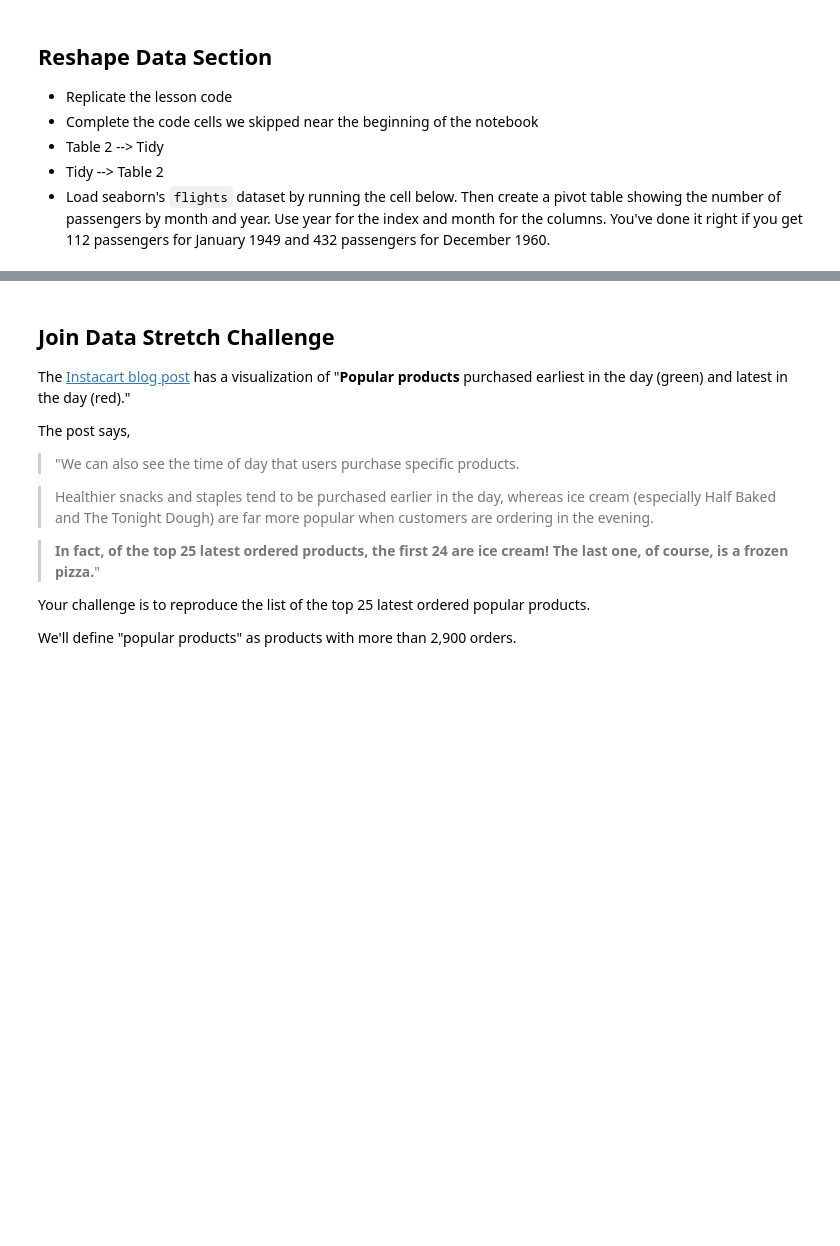
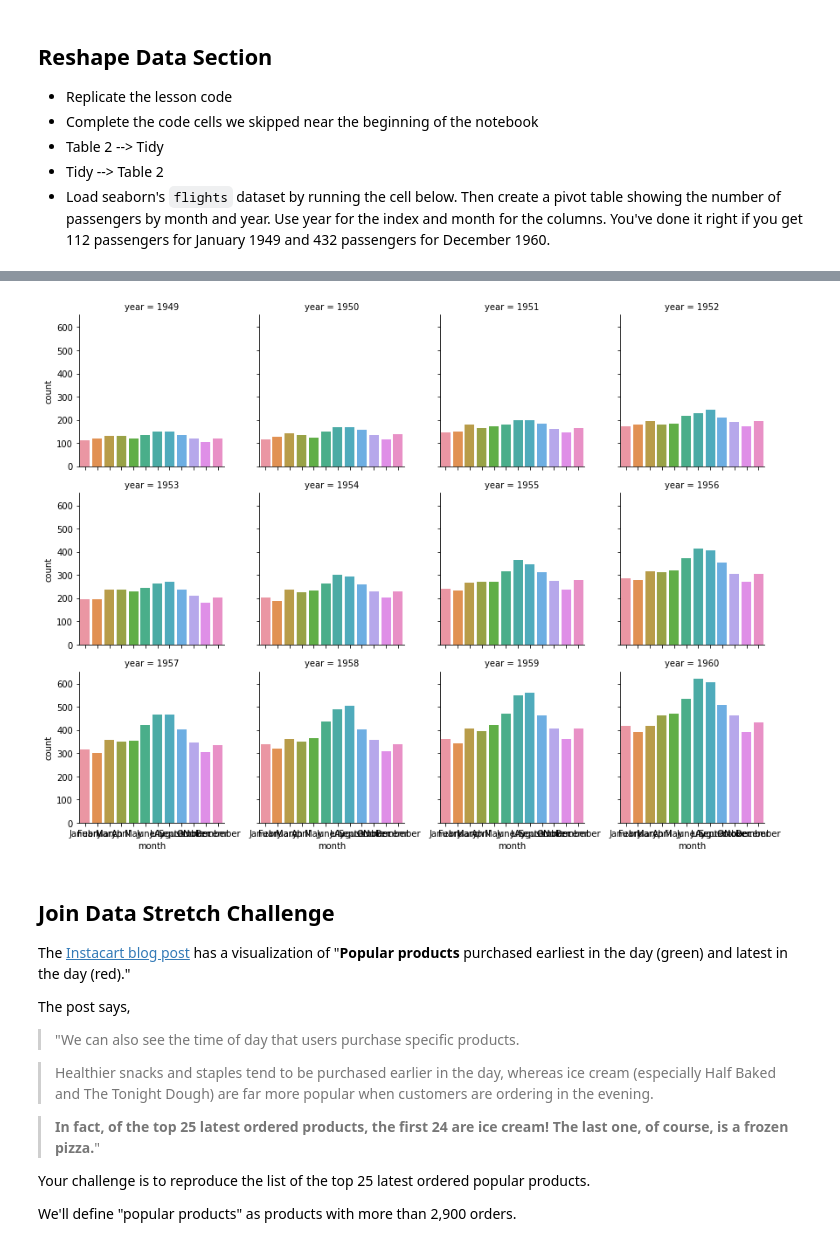
Before and after one commit to bloominstituteoftechnology/DS-Unit-1-Sprint-2-Data-Wrangling-and-Storytelling, a Jupyter notebook: module1-join-and-reshape-data/Joseph_Shirk_LS_DS_121_Join_and_Reshape_Data_Assignment.ipynb, the cells around one changed output, grey strips where cells are left out. Saved outputs shown, nothing was run; the diff lists cells and outputs as text; code cells hidden in the pictures; blank space fills up the shorter version.

```diff
--- a/module1-join-and-reshape-data/Joseph_Shirk_LS_DS_121_Join_and_Reshape_Data_Assignment.ipynb
+++ b/module1-join-and-reshape-data/Joseph_Shirk_LS_DS_121_Join_and_Reshape_Data_Assignment.ipynb
@@ -247,3 +355,8 @@ flights = sns.load_dataset('flights')
+# %%
+sns.catplot(x='month', y='count', col='year',
+            kind='bar', data=tidyflights, height=3,col_wrap=4);
+# %% [output]
+[figure, added]
 # %% [markdown]
 ## Join Data Stretch Challenge
 
```
Also changed, not shown: parts of 49 cells of this notebook.
